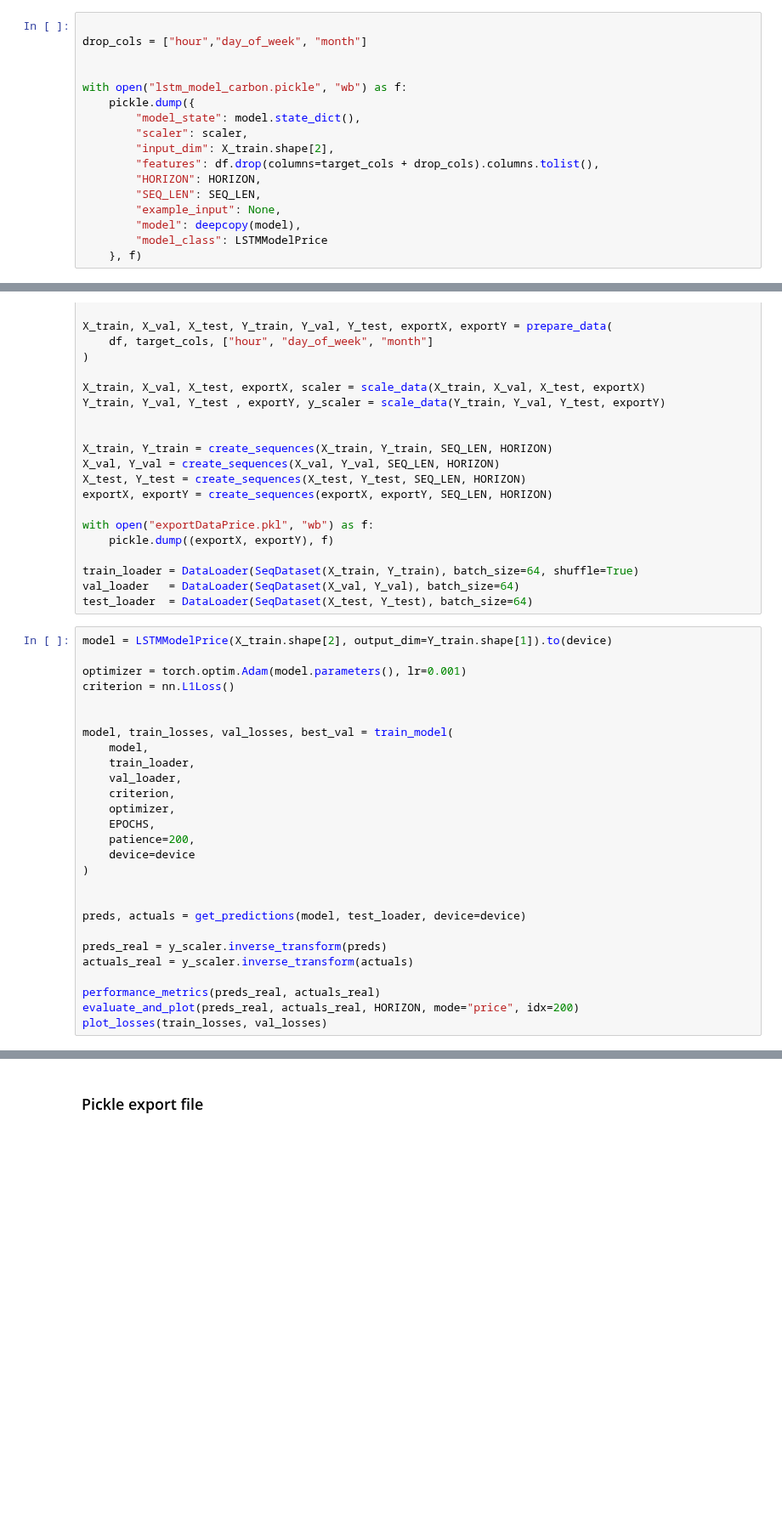
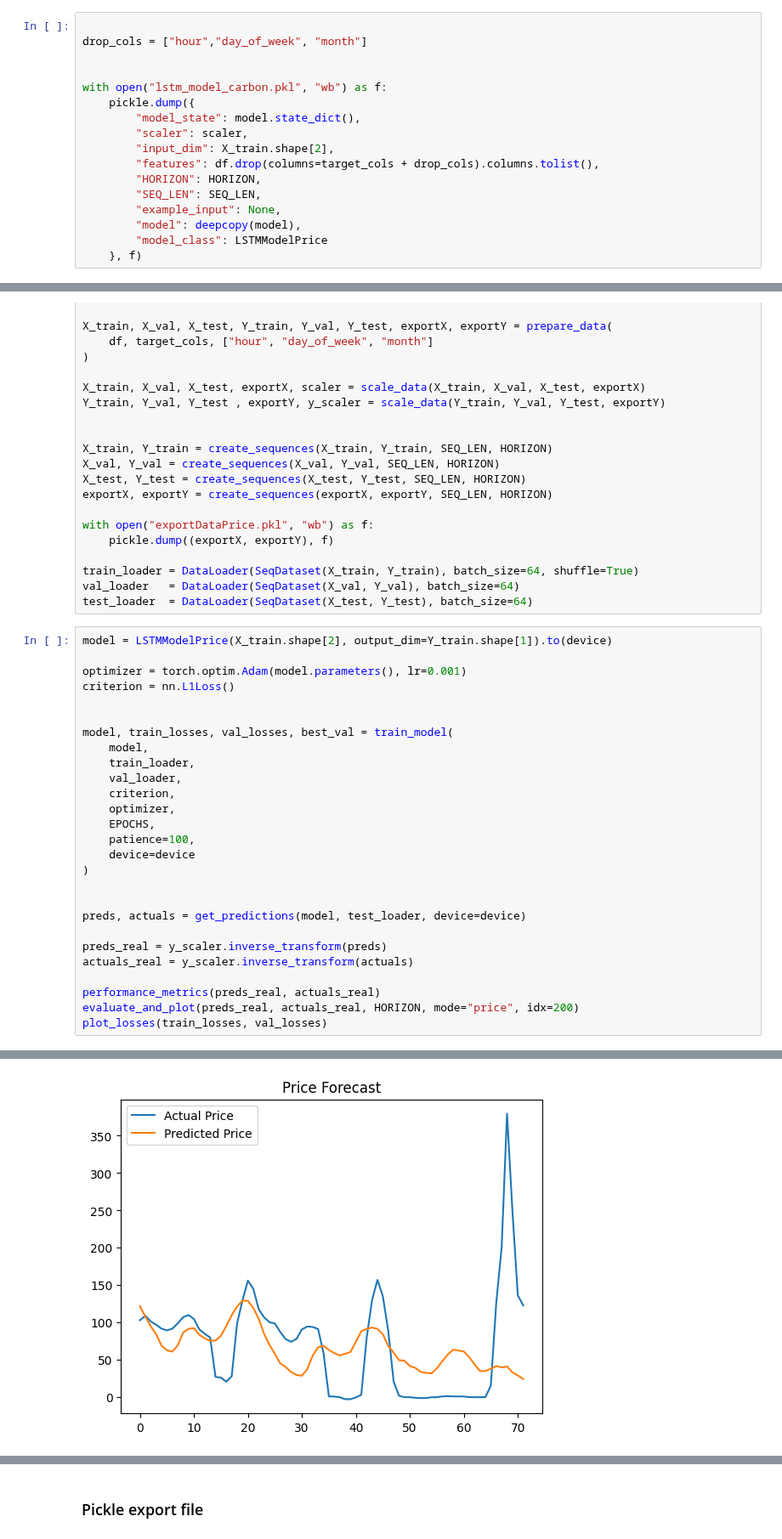
Before and after one commit to JonasDennisHansen/Advanced_business_analytics, a Jupyter notebook: LSTM_ludvig.ipynb, the cells around one changed output, grey strips where cells are left out. Shown at 85% size. Drawn from its saved outputs; the diff is of its cells as text; blank space fills up the shorter version.

```diff
--- a/LSTM_ludvig.ipynb
+++ b/LSTM_ludvig.ipynb
@@ -721,7 +721,7 @@ plot_losses(train_losses, val_losses)
 drop_cols = ["hour","day_of_week", "month"]
 
 
-with open("lstm_model_carbon.pickle", "wb") as f:
+with open("lstm_model_carbon.pkl", "wb") as f:
     pickle.dump({
         "model_state": model.state_dict(),
         "scaler": scaler,
@@ -839,7 +839,7 @@ model, train_losses, val_losses, best_val = train_model(
     criterion,
     optimizer,
     EPOCHS,
-    patience=200,
+    patience=100,
     device=device
 )
 
@@ -852,3 +852,4 @@ actuals_real = y_scaler.inverse_transform(actuals)
 performance_metrics(preds_real, actuals_real)
 evaluate_and_plot(preds_real, actuals_real, HORIZON, mode="price", idx=200)
 plot_losses(train_losses, val_losses)
+# %% [output]
@@ -854,0 +873 @@ plot_losses(train_losses, val_losses)
+[figure, added]
```
Also changed, not shown: parts of 2 cells of this notebook, 1 other file.
